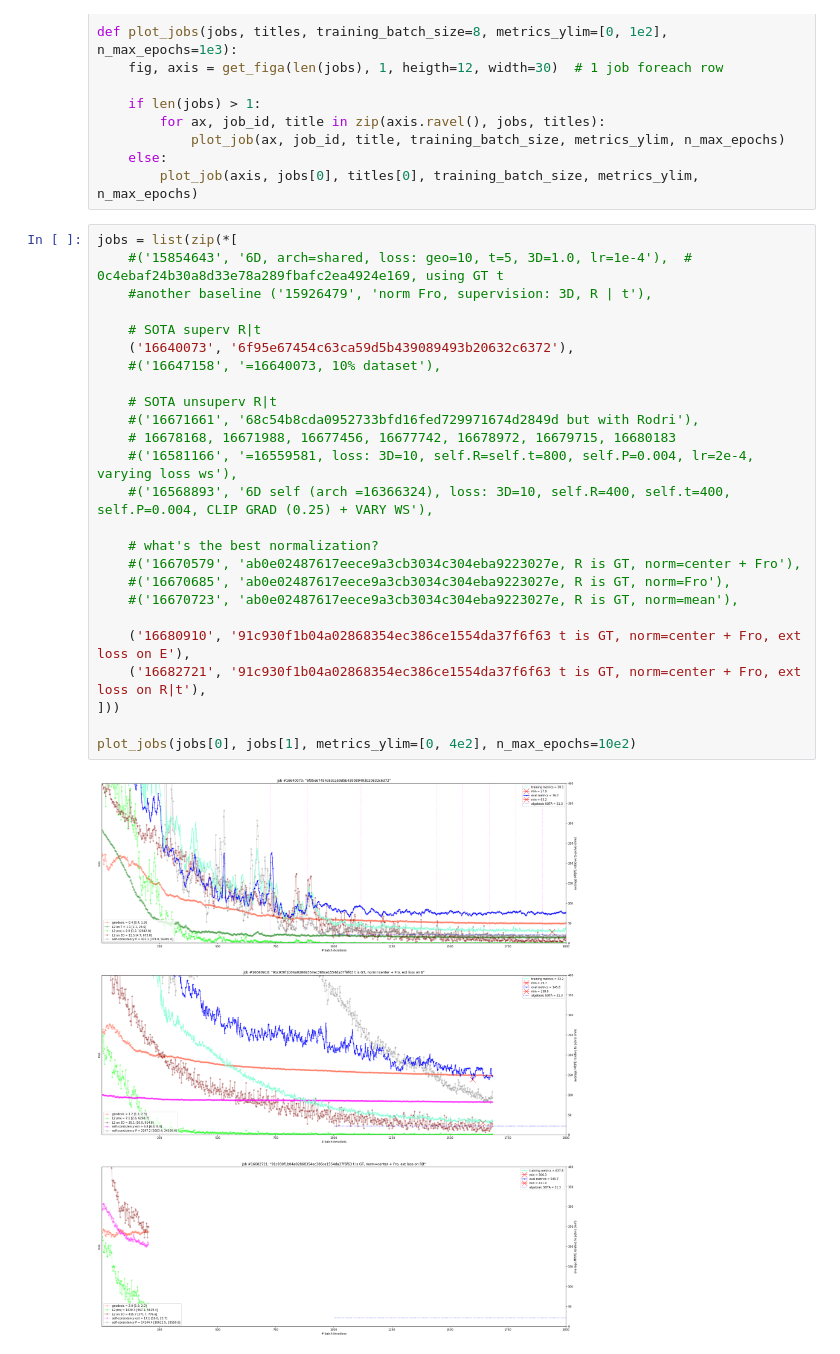
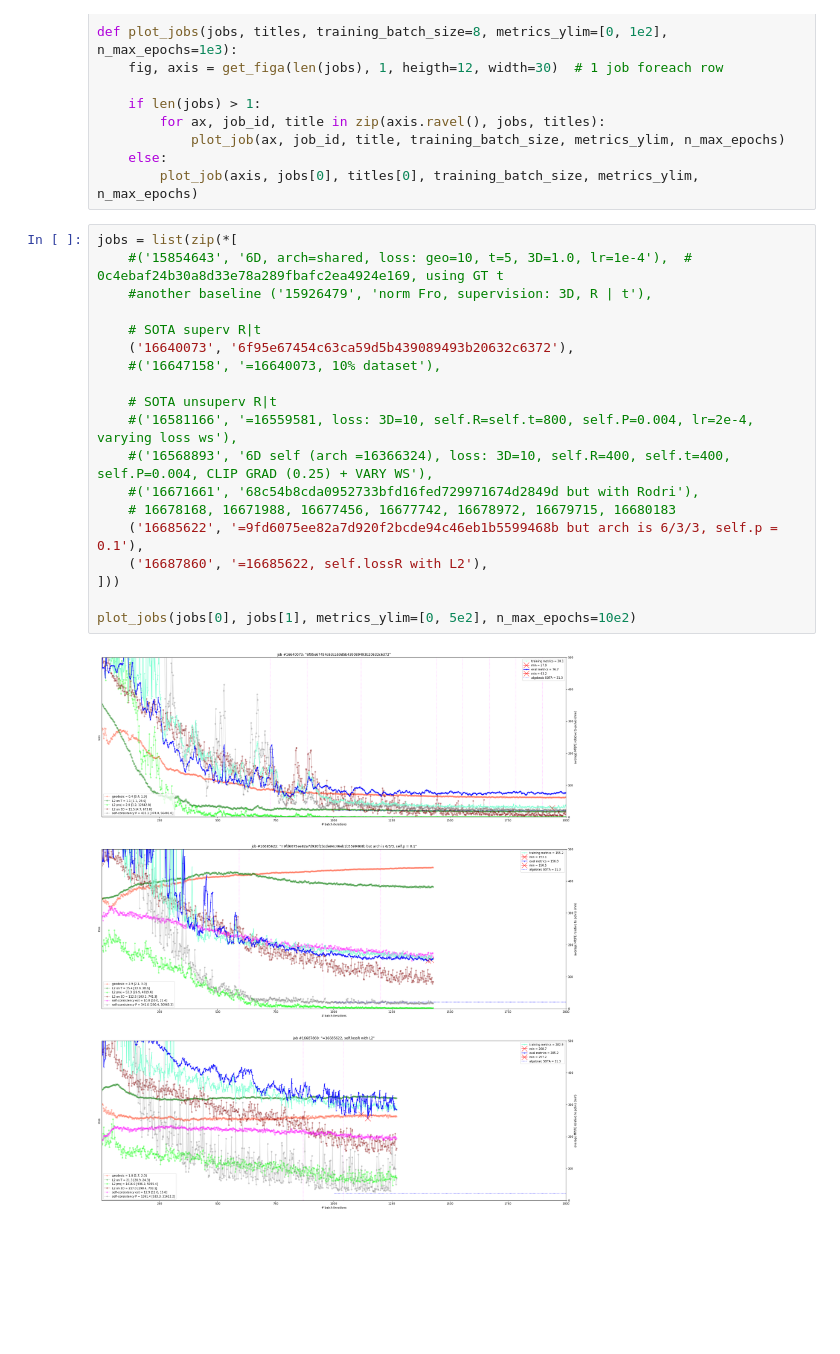
Before and after one commit to karfly/learnable-triangulation-pytorch, a Jupyter notebook: tom.ipynb, the cells around one changed output. Cells and saved outputs as stored; diff of their text form; blank space fills up the shorter version.

Commit message:
self.lossR with L2

```diff
--- a/tom.ipynb
+++ b/tom.ipynb
@@ -58,27 +58,21 @@ def plot_jobs(jobs, titles, training_batch_size=8, metrics_ylim=[0, 1e2], n_max_
 # %%
 jobs = list(zip(*[
     #('15854643', '6D, arch=shared, loss: geo=10, t=5, 3D=1.0, lr=1e-4'),  # 0c4ebaf24b30a8d33e78a289fbafc2ea4924e169, using GT t
     #another baseline ('15926479', 'norm Fro, supervision: 3D, R | t'),
 
     # SOTA superv R|t
     ('16640073', '6f95e67454c63ca59d5b439089493b20632c6372'),
     #('16647158', '=16640073, 10% dataset'),
 
     # SOTA unsuperv R|t
+    #('16581166', '=16559581, loss: 3D=10, self.R=self.t=800, self.P=0.004, lr=2e-4, varying loss ws'),
+    #('16568893', '6D self (arch =16366324), loss: 3D=10, self.R=400, self.t=400, self.P=0.004, CLIP GRAD (0.25) + VARY WS'),
     #('16671661', '68c54b8cda0952733bfd16fed729971674d2849d but with Rodri'),
     # 16678168, 16671988, 16677456, 16677742, 16678972, 16679715, 16680183
-    #('16581166', '=16559581, loss: 3D=10, self.R=self.t=800, self.P=0.004, lr=2e-4, varying loss ws'),
-    #('16568893', '6D self (arch =16366324), loss: 3D=10, self.R=400, self.t=400, self.P=0.004, CLIP GRAD (0.25) + VARY WS'),
-
-    # what's the best normalization?
-    #('16670579', 'ab0e02487617eece9a3cb3034c304eba9223027e, R is GT, norm=center + Fro'),
-    #('16670685', 'ab0e02487617eece9a3cb3034c304eba9223027e, R is GT, norm=Fro'),
-    #('16670723', 'ab0e02487617eece9a3cb3034c304eba9223027e, R is GT, norm=mean'),
-
-    ('16680910', '91c930f1b04a02868354ec386ce1554da37f6f63 t is GT, norm=center + Fro, ext loss on E'),
-    ('16682721', '91c930f1b04a02868354ec386ce1554da37f6f63 t is GT, norm=center + Fro, ext loss on R|t'),
+    ('16685622', '=9fd6075ee82a7d920f2bcde94c46eb1b5599468b but arch is 6/3/3, self.p = 0.1'),
+    ('16687860', '=16685622, self.lossR with L2'),
 ]))
 
-plot_jobs(jobs[0], jobs[1], metrics_ylim=[0, 4e2], n_max_epochs=10e2)
+plot_jobs(jobs[0], jobs[1], metrics_ylim=[0, 5e2], n_max_epochs=10e2)
 # %% [output]
-[figure, old version]
+[figure, new version]
```
Also changed, not shown: 4 other files.
